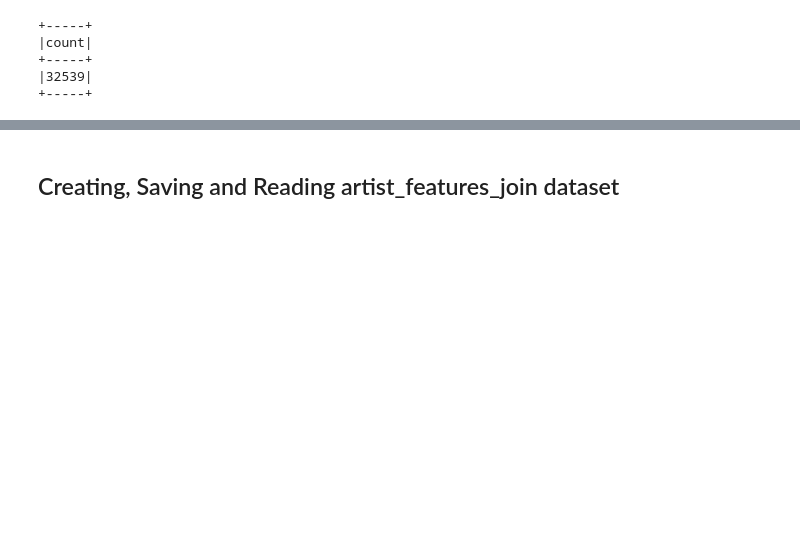
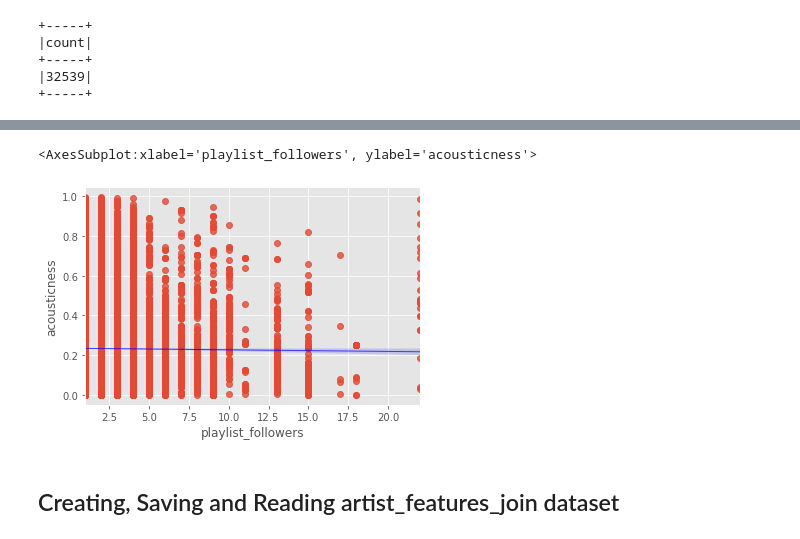
Before and after one commit to lukeschroder/capstone1, a Jupyter notebook: notebooks/spark_eda.ipynb, the cells around one changed output, grey strips where cells are left out. Saved outputs shown, nothing was run; the diff lists cells and outputs as text; code cells hidden in the pictures; blank space fills up the shorter version.

```diff
--- a/notebooks/spark_eda.ipynb
+++ b/notebooks/spark_eda.ipynb
@@ -259,0 +371,3 @@ features_count.show()
+# %%
+pd_playlist_features_fixed = pd_playlist_features[pd_playlist_features['playlist_followers'] < 1000]
+pd_playlist_features_fixed.describe()
@@ -260,3 +391,8 @@ features_count.show()
+# %%
+sns.regplot(x=pd_playlist_features_fixed["playlist_followers"], y=pd_playlist_features_fixed["acousticness"], line_kws={"color":"b","alpha":0.7,"lw":1})
+# %% [output]
+<AxesSubplot:xlabel='playlist_followers', ylabel='acousticness'>
+[figure, added]
 # %% [markdown]
 ## Creating, Saving and Reading artist_features_join dataset
 # %%
```
Also changed, not shown: parts of 22 cells of this notebook, 12 other files.
